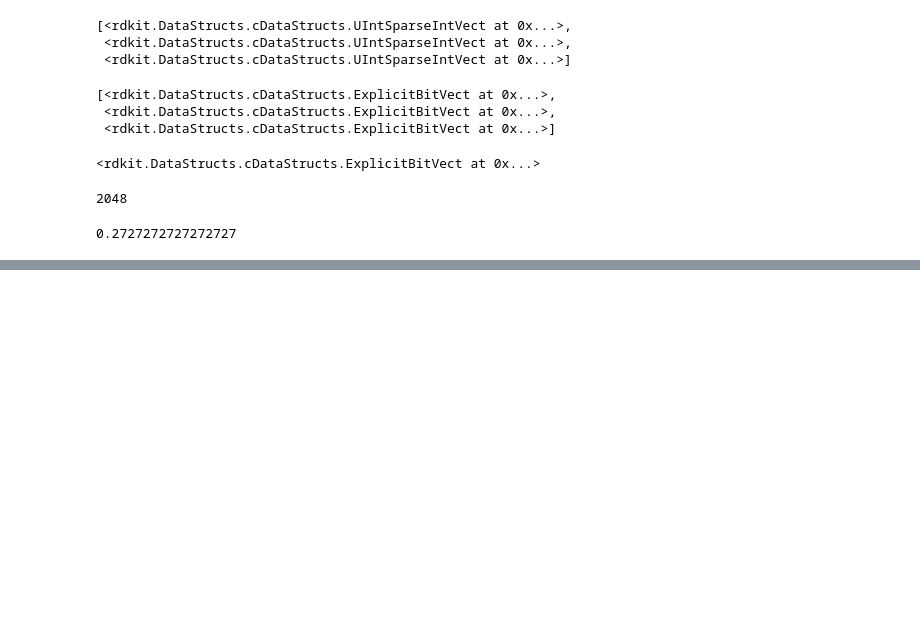
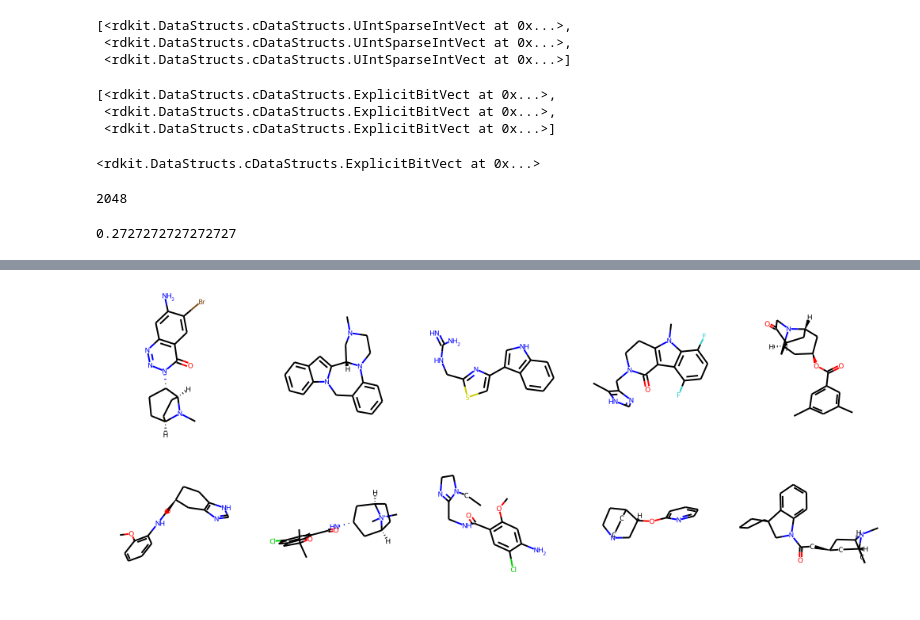
Before and after one commit to jinwoo3239/rdkit, a Jupyter notebook: rdkit_practice.ipynb, the cells around one changed output, grey strips where cells are left out. Drawn from its saved outputs; the diff is of its cells as text; code cells hidden in the pictures; blank space fills up the shorter version.

```diff
--- a/rdkit_practice.ipynb
+++ b/rdkit_practice.ipynb
@@ -394,0 +442,4 @@ DataStructs.FingerprintSimilarity(fps[0], fps[1])
+# %%
+# 180 개 에서 최대한 다른 10개의 분자를 뽑아 내는 방법
+
+fps = [GetMorganFingerprint(mol, 3) for mol in mols]
@@ -394,0 +450,9 @@ DataStructs.FingerprintSimilarity(fps[0], fps[1])
+# %%
+# define the disfunc
+
+def dist_fun(i, j, fps=fps):
+    return 1 - DataStructs.DiceSimilarity(fps[i], fps[j])
+
+
+picker = MaxMinPicker()
+pickIndices = picker.LazyPick(dist_fun, len(fps), 10, seed=100)
@@ -394,0 +463,8 @@ DataStructs.FingerprintSimilarity(fps[0], fps[1])
+# %%
+pick_list = sorted(list(pickIndices))
+# %%
+pick_mol = [mols[i] for i in pick_list]
+
+Draw.MolsToGridImage(pick_mol, molsPerRow=5)
+# %% [output]
+[figure, added]
```
Also changed, not shown: parts of 42 cells of this notebook.
